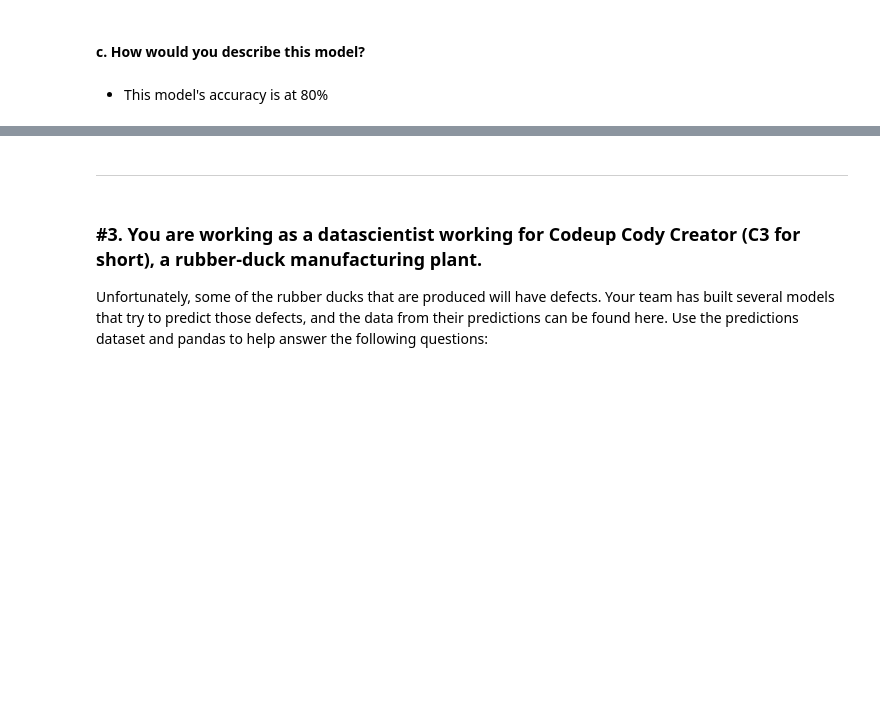
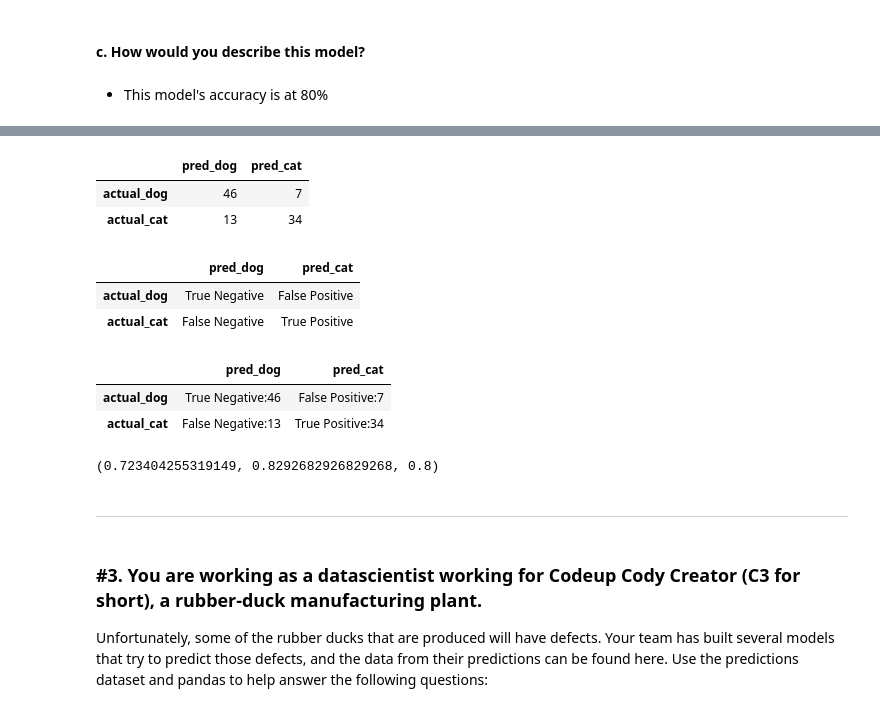
Before and after one commit to natasharivers/Classifications, a Jupyter notebook: model_evaluation.ipynb, the cells around one changed output, grey strips where cells are left out. Drawn from its saved outputs; the diff is of its cells as text; code cells hidden in the pictures; blank space fills up the shorter version.

```diff
--- a/model_evaluation.ipynb
+++ b/model_evaluation.ipynb
@@ -87,0 +96,9 @@ accuracy, recall, precision, specificity
+# %%
+#create the dataframe to use later
+df = pd.DataFrame({'pred_dog': [46,13], 'pred_cat': [7,34]}, index=['actual_dog', 'actual_cat'])
+# %%
+df
+# %% [output]
+|  | pred_dog | pred_cat |
+| actual_dog | 46 | 7 |
+| actual_cat | 13 | 34 |
@@ -87,0 +108,13 @@ accuracy, recall, precision, specificity
+# %%
+rubric_df
+# %% [output]
+|  | pred_dog | pred_cat |
+| actual_dog | True Negative | False Positive |
+| actual_cat | False Negative | True Positive |
+# %%
+#combine two rubrics to make the data easier to understand
+rubric_df + ':' + df.values.astype(str)
+# %% [output]
+|  | pred_dog | pred_cat |
+| actual_dog | True Negative:46 | False Positive:7 |
+| actual_cat | False Negative:13 | True Positive:34 |
@@ -88,3 +130,7 @@ accuracy, recall, precision, specificity
+# %%
+recall, precision, accuracy
+# %% [output]
+(0.723404255319149, 0.8292682926829268, 0.8)
 # %% [markdown]
 ________________________
 # %% [markdown]
```
Also changed, not shown: parts of 39 cells of this notebook.
